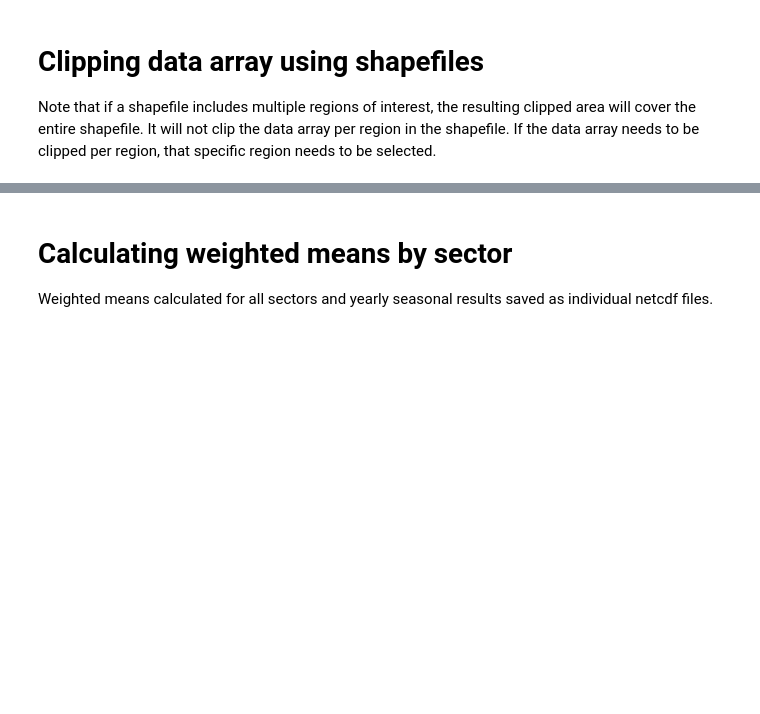
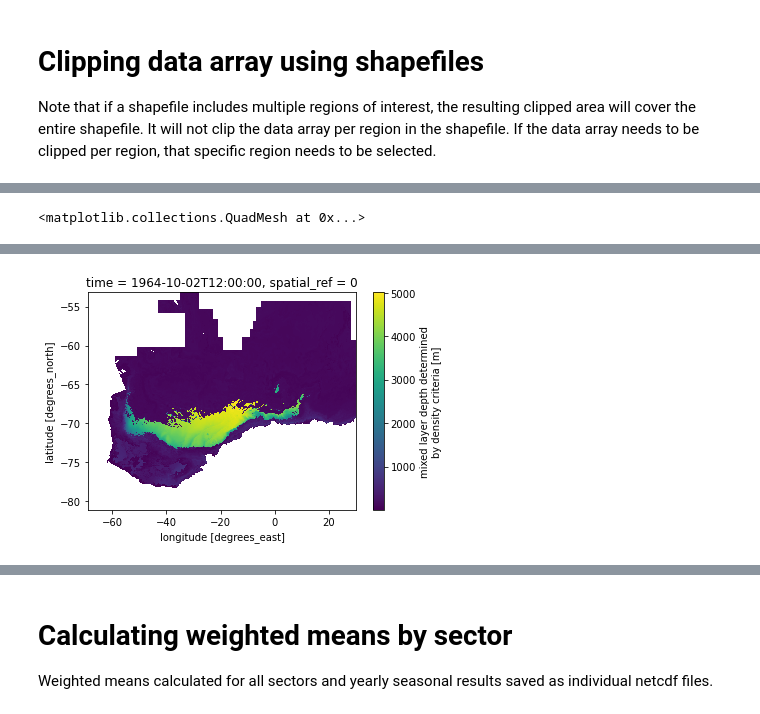
Before and after one commit to lidefi87/ACCESS_scripts_DFA, a Jupyter notebook: Scripts/ZonalStatistics.ipynb, the cells around one changed output, grey strips where cells are left out. Cells and saved outputs as stored; diff of their text form; code cells hidden in the pictures; blank space fills up the shorter version.

```diff
--- a/Scripts/ZonalStatistics.ipynb
+++ b/Scripts/ZonalStatistics.ipynb
@@ -227,6 +283,6 @@ regions
 # %%
 # We are interested in polar regions only, which include continental and deep water areas
 #Creating variable with sectors of interest
-sectorNames = sorted(regions.SectorName.values)
+sectorNames = sorted(set(regions.name.values))
 sectorNames
 # %% [output]
@@ -277,0 +350,3 @@ clipped_varInt[sectorNames[0]][0].plot()
+# %%
+clipped_varInt[sectorNames[0]][1].plot()
+# %% [output]
@@ -277,0 +356 @@ clipped_varInt[sectorNames[0]][0].plot()
+<matplotlib.collections.QuadMesh at 0x...>
@@ -277,0 +360 @@ clipped_varInt[sectorNames[0]][0].plot()
+[figure, added]
```
Also changed, not shown: parts of 12 cells of this notebook, 4 other files.
